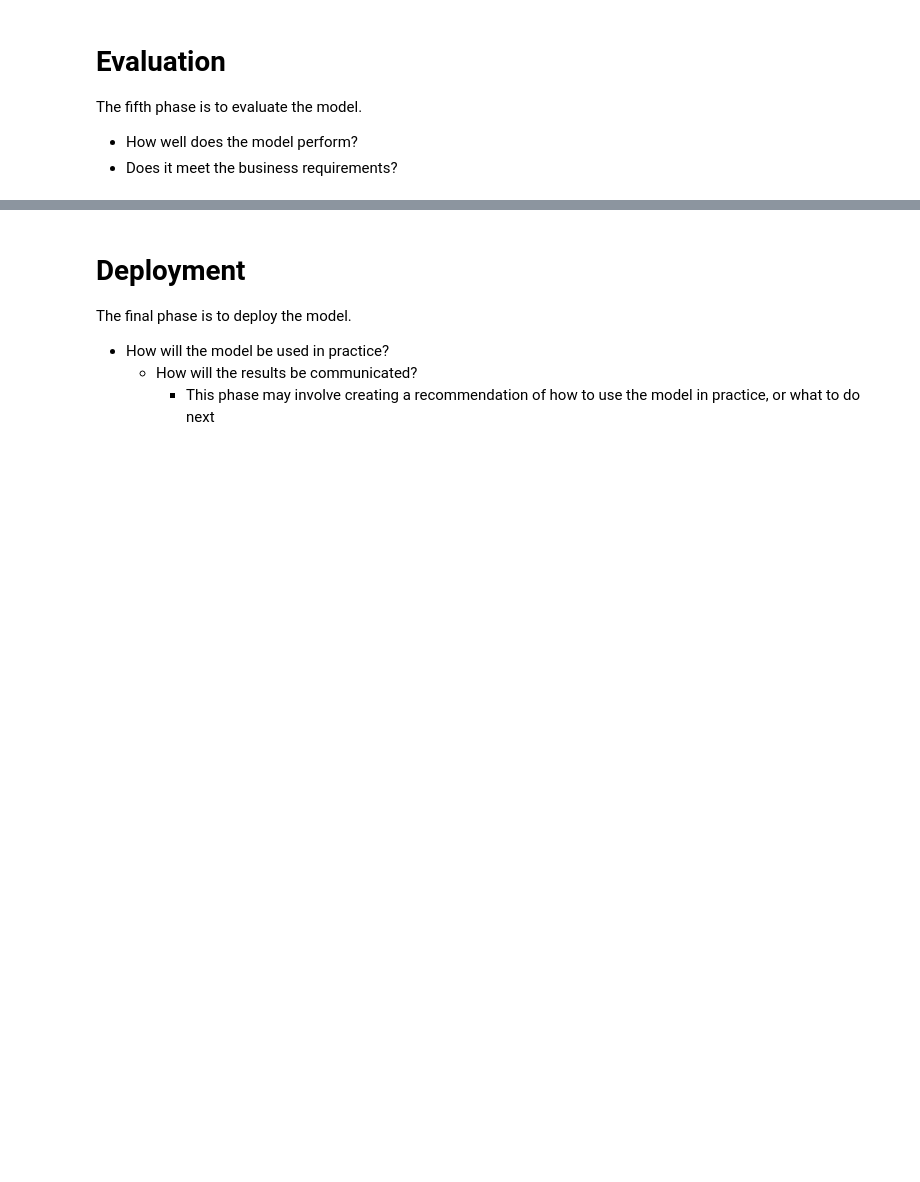
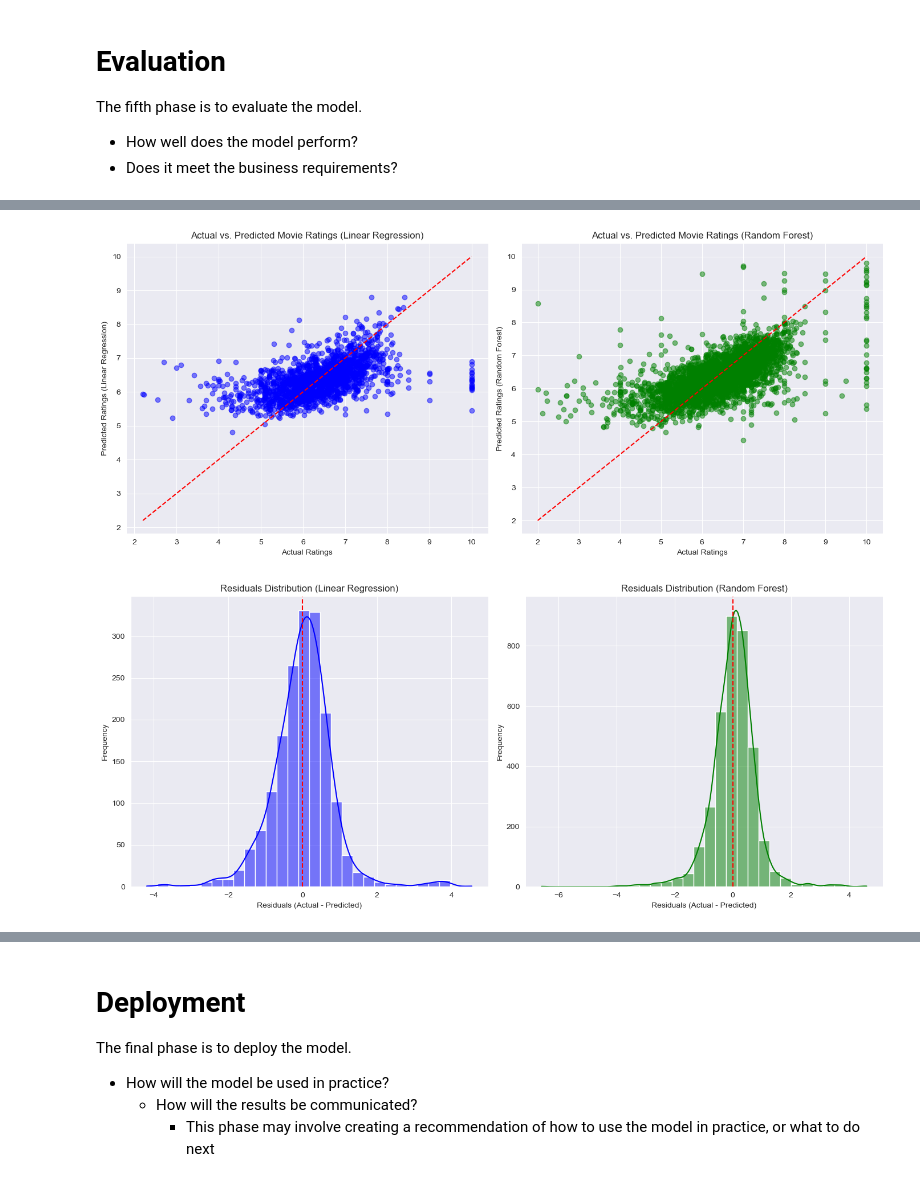
Before and after one commit to Islake/KoneOppiminen, a Jupyter notebook: tasks/Harjoitustyö.ipynb, the cells around one changed output, grey strips where cells are left out. Drawn from its saved outputs; the diff is of its cells as text; code cells hidden in the pictures; blank space fills up the shorter version.

Commit message:
Harjotustyö Evaluation

```diff
--- a/tasks/Harjoitustyö.ipynb
+++ b/tasks/Harjoitustyö.ipynb
@@ -272,27 +272,27 @@ import numpy as np
 
 X_rating_numeric = X_rating.select_dtypes(include=["number"])
 
-X_train, X_test, y_train, y_test = train_test_split(X_rating_numeric, y_rating, test_size=0.4, random_state=42)
+X_train, X_test_rf, y_train, y_test_rf = train_test_split(X_rating_numeric, y_rating, test_size=0.4, random_state=42)
 
 # Random Forest Regressoria
-model = RandomForestRegressor(n_estimators=100, random_state=42, max_depth=10)
-model.fit(X_train, y_train)
+model_rf = RandomForestRegressor(n_estimators=100, random_state=42, max_depth=10)
+model_rf.fit(X_train, y_train)
 
 # Make predictions on the test data
-y_pred = model.predict(X_test)
+y_pred = model_rf.predict(X_test_rf)
 
 # Evaluate
-rmse = np.sqrt(mean_squared_error(y_test, y_pred))
-r2 = r2_score(y_test, y_pred)
+rmse = np.sqrt(mean_squared_error(y_test_rf, y_pred))
+r2 = r2_score(y_test_rf, y_pred)
 
 print(f"Root Mean Squared Error: {rmse:.4f}")
 print(f"R-squared Score: {r2:.4f}")
 
 # visualization
-plt.scatter(y_test, y_pred, alpha=0.5, color='cyan')
+plt.scatter(y_test_rf, y_pred, alpha=0.5, color='cyan')
 plt.xlabel("Actual Ratings")
 plt.ylabel("Predicted Ratings")
 plt.title("Actual vs. Predicted Movie Ratings (Random Forest)")
-plt.plot([min(y_test.values), max(y_test.values)], [min(y_test.values), max(y_test.values)], color='red', linestyle='dashed')
+plt.plot([min(y_test_rf.values), max(y_test_rf.values)], [min(y_test_rf.values), max(y_test_rf.values)], color='red', linestyle='dashed')
 plt.show()
 # %% [output]
@@ -445,0 +452,57 @@ The fifth phase is to evaluate the model.
+# %%
+y_pred_lr = model_lr.predict(X_test_lr)
+y_pred_rf = model_rf.predict(X_test_rf)
+
+rmse_lr = np.sqrt(mean_squared_error(y_test_lr, y_pred_lr))
+r2_lr = r2_score(y_test_lr, y_pred_lr)
+
+rmse_rf = np.sqrt(mean_squared_error(y_test_rf, y_pred_rf))
+r2_rf = r2_score(y_test_rf, y_pred_rf)
+
+print("Linear Regression Evaluation Metrics:")
+print(f"Root Mean Squared Error (RMSE): {rmse_lr:.4f}")
+print(f"R-squared Score: {r2_lr:.4f}")
+print("\nRandom Forest Evaluation Metrics:")
+print(f"Root Mean Squared Error (RMSE): {rmse_rf:.4f}")
+print(f"R-squared Score: {r2_rf:.4f}")
+
+plt.figure(figsize=(14, 6))
+
+plt.subplot(1, 2, 1)
+plt.scatter(y_test_lr, y_pred_lr, alpha=0.5, color='blue')
+plt.xlabel("Actual Ratings")
+plt.ylabel("Predicted Ratings (Linear Regression)")
+plt.title("Actual vs. Predicted Movie Ratings (Linear Regression)")
+plt.plot([min(y_test_lr), max(y_test_lr)], [min(y_test_lr), max(y_test_lr)], color='red', linestyle='dashed')
+
+plt.subplot(1, 2, 2)
+plt.scatter(y_test_rf, y_pred_rf, alpha=0.5, color='green')
+plt.xlabel("Actual Ratings")
+plt.ylabel("Predicted Ratings (Random Forest)")
+plt.title("Actual vs. Predicted Movie Ratings (Random Forest)")
+plt.plot([min(y_test_rf), max(y_test_rf)], [min(y_test_rf), max(y_test_rf)], color='red', linestyle='dashed')
+
+plt.tight_layout()
+plt.show()
+
+plt.figure(figsize=(14, 6))
+
+residuals_lr = y_test_lr - y_pred_lr
+plt.subplot(1, 2, 1)
+sns.histplot(residuals_lr, bins=30, kde=True, color="blue")
+plt.axvline(0, color="red", linestyle="dashed")
+plt.xlabel("Residuals (Actual - Predicted)")
+plt.ylabel("Frequency")
+plt.title("Residuals Distribution (Linear Regression)")
+
+residuals_rf = y_test_rf - y_pred_rf
+plt.subplot(1, 2, 2)
+sns.histplot(residuals_rf, bins=30, kde=True, color="green")
+plt.axvline(0, color="red", linestyle="dashed")
+plt.xlabel("Residuals (Actual - Predicted)")
+plt.ylabel("Frequency")
+plt.title("Residuals Distribution (Random Forest)")
+
+plt.tight_layout()
+plt.show()
+# %% [output]
@@ -445,0 +516,2 @@ The fifth phase is to evaluate the model.
+[figure, added]
+[figure, added]
```
Also changed, not shown: parts of 14 cells of this notebook.
